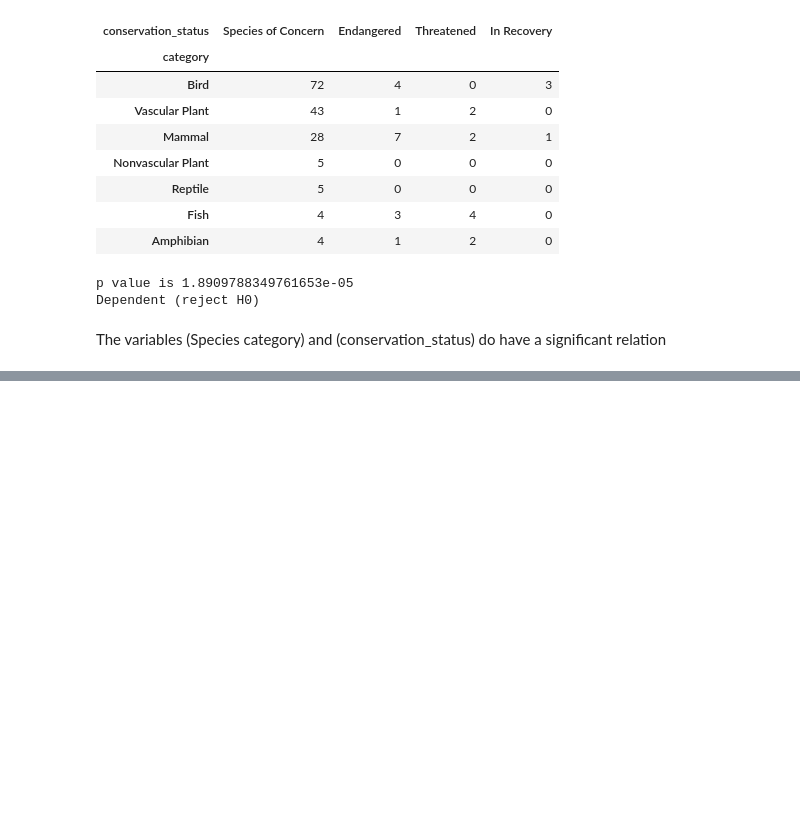
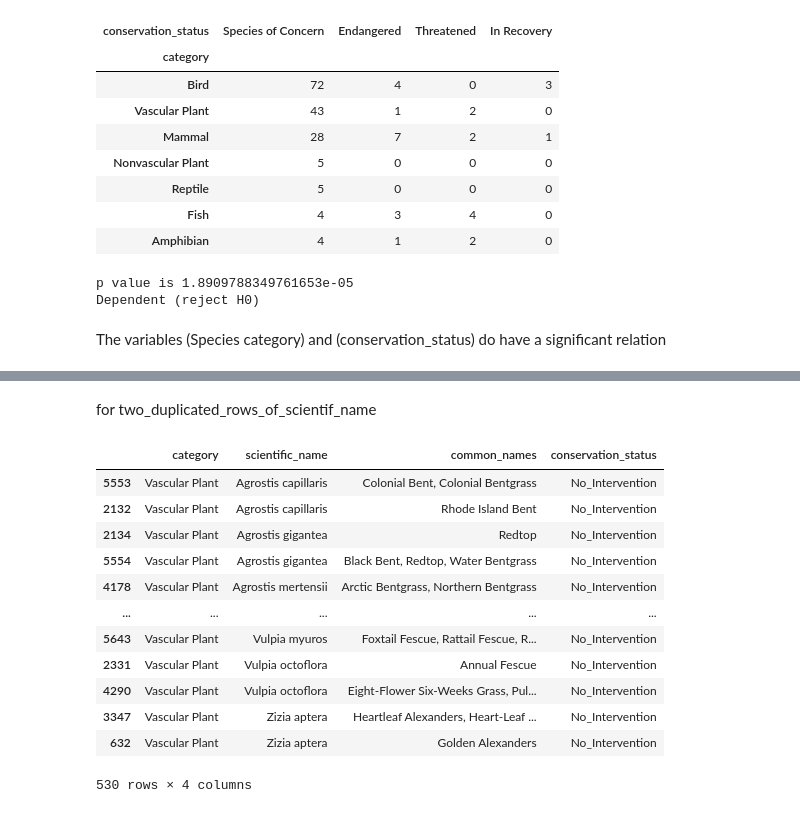
Before and after one commit to OussamaZIDI/biodiversity-in-national-parks, a Jupyter notebook: biodiversity_project.ipynb, the cells around one changed output, grey strips where cells are left out. Drawn from its saved outputs; the diff is of its cells as text; code cells hidden in the pictures; blank space fills up the shorter version.

```diff
--- a/biodiversity_project.ipynb
+++ b/biodiversity_project.ipynb
@@ -274,0 +294,25 @@ The variables (Species category) and (conservation_status) do have a significant
+# %%
+three_duplicates_names = ['Myotis lucifugus', 'Puma concolor', 'Castor canadensis',
+       'Procyon lotor', 'Streptopelia decaocto', 'Canis lupus',
+       'Columba livia', 'Hypochaeris radicata', 'Holcus lanatus']
+
+two_duplicated_names_df = duplicated_df[~(duplicated_df.scientific_name.isin(three_duplicates_names))]
+three_duplicated_names_df = duplicated_df[duplicated_df.scientific_name.isin(three_duplicates_names)]
+# %% [markdown]
+for two_duplicated_rows_of_scientif_name
+# %%
+two_duplicated_names_df
+# %% [output]
+|  | category | scientific_name | common_names | conservation_status |
+| 5553 | Vascular Plant | Agrostis capillaris | Colonial Bent, Colonial Bentgrass | No_Intervention |
+| 2132 | Vascular Plant | Agrostis capillaris | Rhode Island Bent | No_Intervention |
+| 2134 | Vascular Plant | Agrostis gigantea | Redtop | No_Intervention |
+| 5554 | Vascular Plant | Agrostis gigantea | Black Bent, Redtop, Water Bentgrass | No_Intervention |
+| 4178 | Vascular Plant | Agrostis mertensii | Arctic Bentgrass, Northern Bentgrass | No_Intervention |
+| ... | ... | ... | ... | ... |
+| 5643 | Vascular Plant | Vulpia myuros | Foxtail Fescue, Rattail Fescue, R... | No_Intervention |
+| 2331 | Vascular Plant | Vulpia octoflora | Annual Fescue | No_Intervention |
+| 4290 | Vascular Plant | Vulpia octoflora | Eight-Flower Six-Weeks Grass, Pul... | No_Intervention |
+| 3347 | Vascular Plant | Zizia aptera | Heartleaf Alexanders, Heart-Leaf ... | No_Intervention |
+| 632 | Vascular Plant | Zizia aptera | Golden Alexanders | No_Intervention |
+530 rows × 4 columns
```
Also changed, not shown: parts of 7 cells of this notebook.
